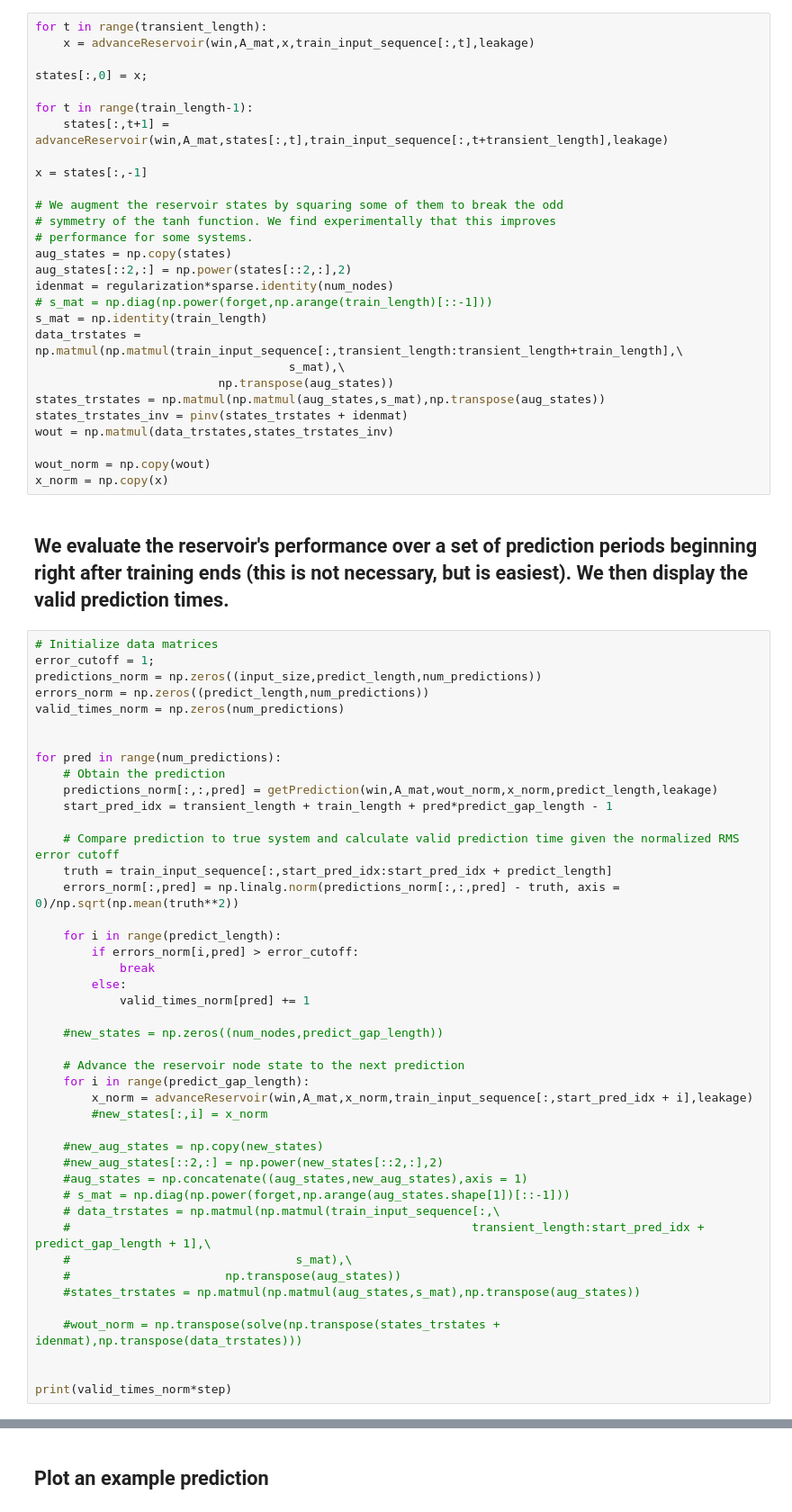
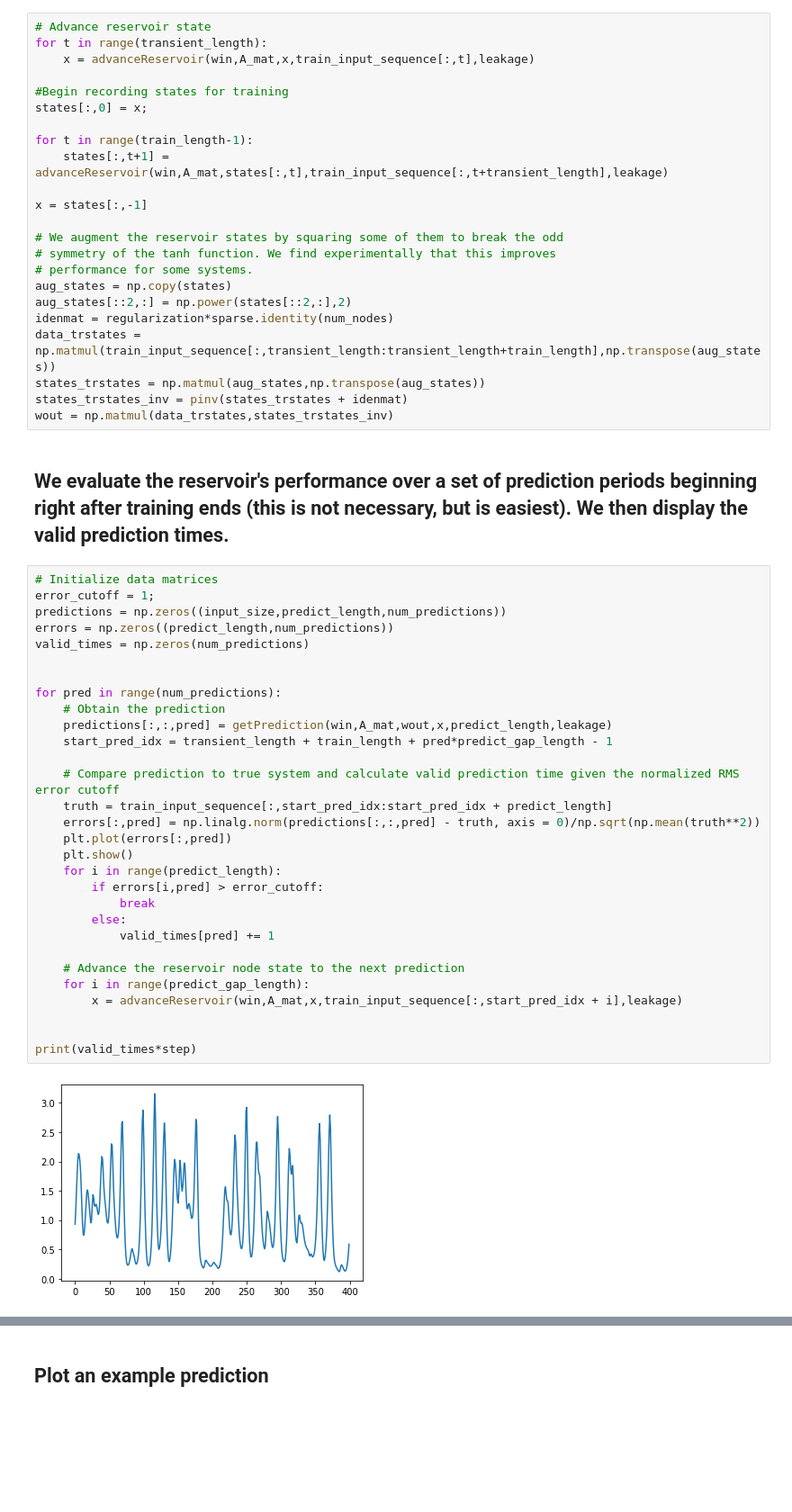
Before and after one commit to awikner/Reservoir-GN-RL, a Jupyter notebook: Reservoir_lorenz63_test.ipynb, the cells around one changed output, grey strips where cells are left out. Shown at 90% size. Drawn from its saved outputs; the diff is of its cells as text; blank space fills up the shorter version.

```diff
--- a/Reservoir_lorenz63_test.ipynb
+++ b/Reservoir_lorenz63_test.ipynb
@@ -123,7 +126,9 @@ states = np.zeros((num_nodes, train_length))
 # %%
+# Advance reservoir state
 for t in range(transient_length):
     x = advanceReservoir(win,A_mat,x,train_input_sequence[:,t],leakage)
 
+#Begin recording states for training
 states[:,0] = x;
 
 for t in range(train_length-1):
@@ -137,61 +142,41 @@ x = states[:,-1]
 aug_states = np.copy(states)
 aug_states[::2,:] = np.power(states[::2,:],2)
 idenmat = regularization*sparse.identity(num_nodes)
-# s_mat = np.diag(np.power(forget,np.arange(train_length)[::-1]))
-s_mat = np.identity(train_length)
-data_trstates = np.matmul(np.matmul(train_input_sequence[:,transient_length:transient_length+train_length],\
-                                    s_mat),\
-                          np.transpose(aug_states))
-states_trstates = np.matmul(np.matmul(aug_states,s_mat),np.transpose(aug_states))
+data_trstates = np.matmul(train_input_sequence[:,transient_length:transient_length+train_length],np.transpose(aug_states))
+states_trstates = np.matmul(aug_states,np.transpose(aug_states))
 states_trstates_inv = pinv(states_trstates + idenmat)
 wout = np.matmul(data_trstates,states_trstates_inv)
-
-wout_norm = np.copy(wout)
-x_norm = np.copy(x)
 # %% [markdown]
 ## We evaluate the reservoir's performance over a set of prediction periods beginning right after training ends (this is not necessary, but is easiest). We then display the valid prediction times.
 # %%
 # Initialize data matrices
 error_cutoff = 1;
-predictions_norm = np.zeros((input_size,predict_length,num_predictions))
-errors_norm = np.zeros((predict_length,num_predictions))
-valid_times_norm = np.zeros(num_predictions)
+predictions = np.zeros((input_size,predict_length,num_predictions))
+errors = np.zeros((predict_length,num_predictions))
+valid_times = np.zeros(num_predictions)
 
 
 for pred in range(num_predictions):
     # Obtain the prediction
-    predictions_norm[:,:,pred] = getPrediction(win,A_mat,wout_norm,x_norm,predict_length,leakage)
+    predictions[:,:,pred] = getPrediction(win,A_mat,wout,x,predict_length,leakage)
     start_pred_idx = transient_length + train_length + pred*predict_gap_length - 1
 
     # Compare prediction to true system and calculate valid prediction time given the normalized RMS error cutoff
     truth = train_input_sequence[:,start_pred_idx:start_pred_idx + predict_length]
-    errors_norm[:,pred] = np.linalg.norm(predictions_norm[:,:,pred] - truth, axis = 0)/np.sqrt(np.mean(truth**2))
-
+    errors[:,pred] = np.linalg.norm(predictions[:,:,pred] - truth, axis = 0)/np.sqrt(np.mean(truth**2))
+    plt.plot(errors[:,pred])
+    plt.show()
     for i in range(predict_length):
-        if errors_norm[i,pred] > error_cutoff:
+        if errors[i,pred] > error_cutoff:
             break
         else:
-            valid_times_norm[pred] += 1
-
-    #new_states = np.zeros((num_nodes,predict_gap_length))
+            valid_times[pred] += 1
 
     # Advance the reservoir node state to the next prediction
     for i in range(predict_gap_length):
-        x_norm = advanceReservoir(win,A_mat,x_norm,train_input_sequence[:,start_pred_idx + i],leakage)
-        #new_states[:,i] = x_norm
-
-    #new_aug_states = np.copy(new_states)
-    #new_aug_states[::2,:] = np.power(new_states[::2,:],2)
-    #aug_states = np.concatenate((aug_states,new_aug_states),axis = 1)
-    # s_mat = np.diag(np.power(forget,np.arange(aug_states.shape[1])[::-1]))
-    # data_trstates = np.matmul(np.matmul(train_input_sequence[:,\
-    #                                                         transient_length:start_pred_idx + predict_gap_length + 1],\
-    #                                s_mat),\
-    #                      np.transpose(aug_states))
-    #states_trstates = np.matmul(np.matmul(aug_states,s_mat),np.transpose(aug_states))
-
-    #wout_norm = np.transpose(solve(np.transpose(states_trstates + idenmat),np.transpose(data_trstates)))
+        x = advanceReservoir(win,A_mat,x,train_input_sequence[:,start_pred_idx + i],leakage)
 
 
-print(valid_times_norm*step)
+print(valid_times*step)
 # %% [output]
+[figure, added]
```
Also changed, not shown: parts of 8 cells of this notebook.
